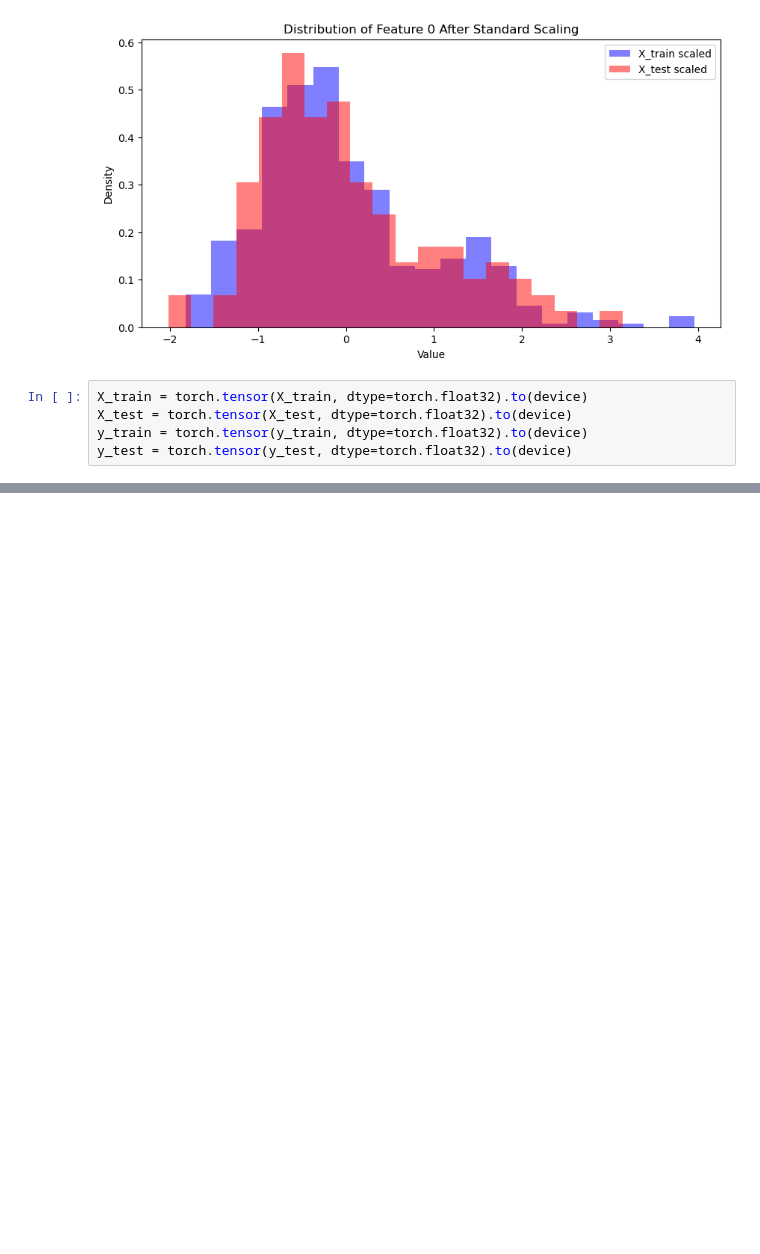
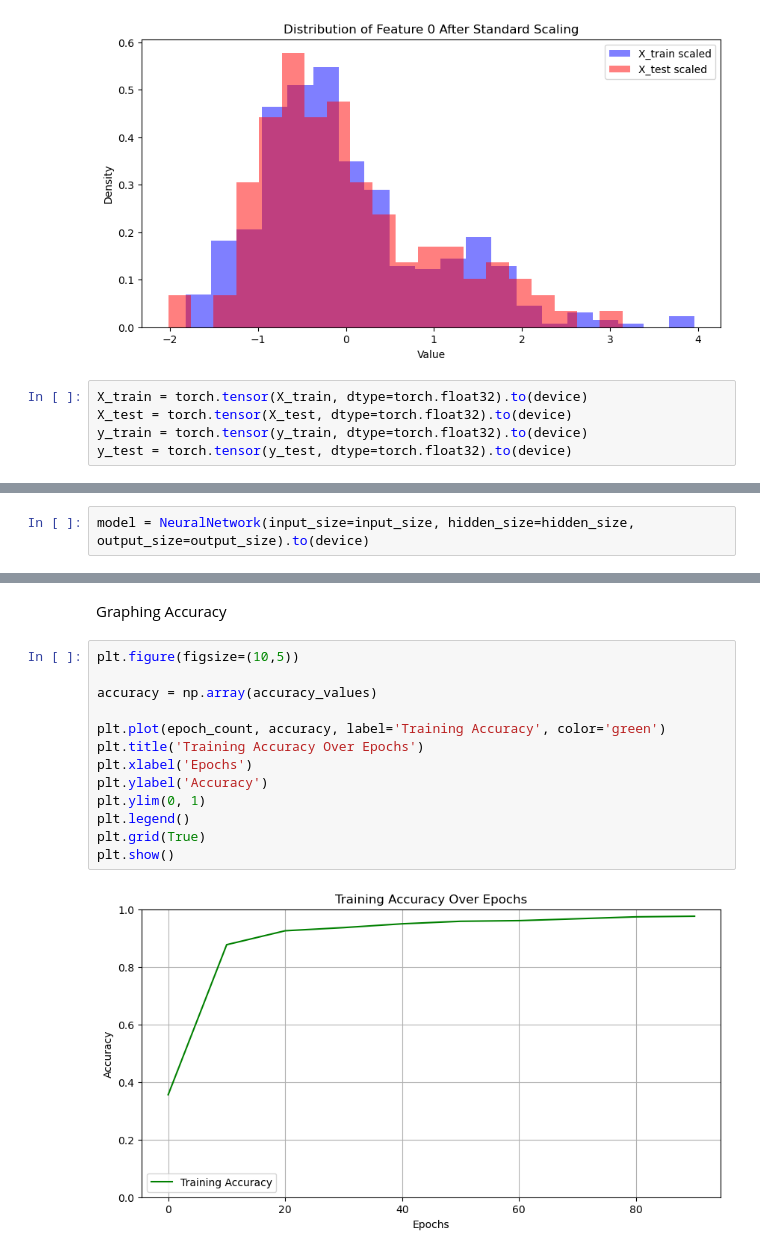
Before and after one commit to virvihuta/healthcare, a Jupyter notebook: breast_cancer.ipynb, the cells around one changed output, grey strips where cells are left out. Drawn from its saved outputs; the diff is of its cells as text; blank space fills up the shorter version.

```diff
--- a/breast_cancer.ipynb
+++ b/breast_cancer.ipynb
@@ -120,0 +149,2 @@ y_test = torch.tensor(y_test, dtype=torch.float32).to(device)
+# %%
+model = NeuralNetwork(input_size=input_size, hidden_size=hidden_size, output_size=output_size).to(device)
@@ -120,0 +233,17 @@ y_test = torch.tensor(y_test, dtype=torch.float32).to(device)
+# %% [markdown]
+Graphing Accuracy
+# %%
+plt.figure(figsize=(10,5))
+
+accuracy = np.array(accuracy_values)
+
+plt.plot(epoch_count, accuracy, label='Training Accuracy', color='green')
+plt.title('Training Accuracy Over Epochs')
+plt.xlabel('Epochs')
+plt.ylabel('Accuracy')
+plt.ylim(0, 1)
+plt.legend()
+plt.grid(True)
+plt.show()
+# %% [output]
+[figure, added]
```
Also changed, not shown: parts of 13 cells of this notebook.
